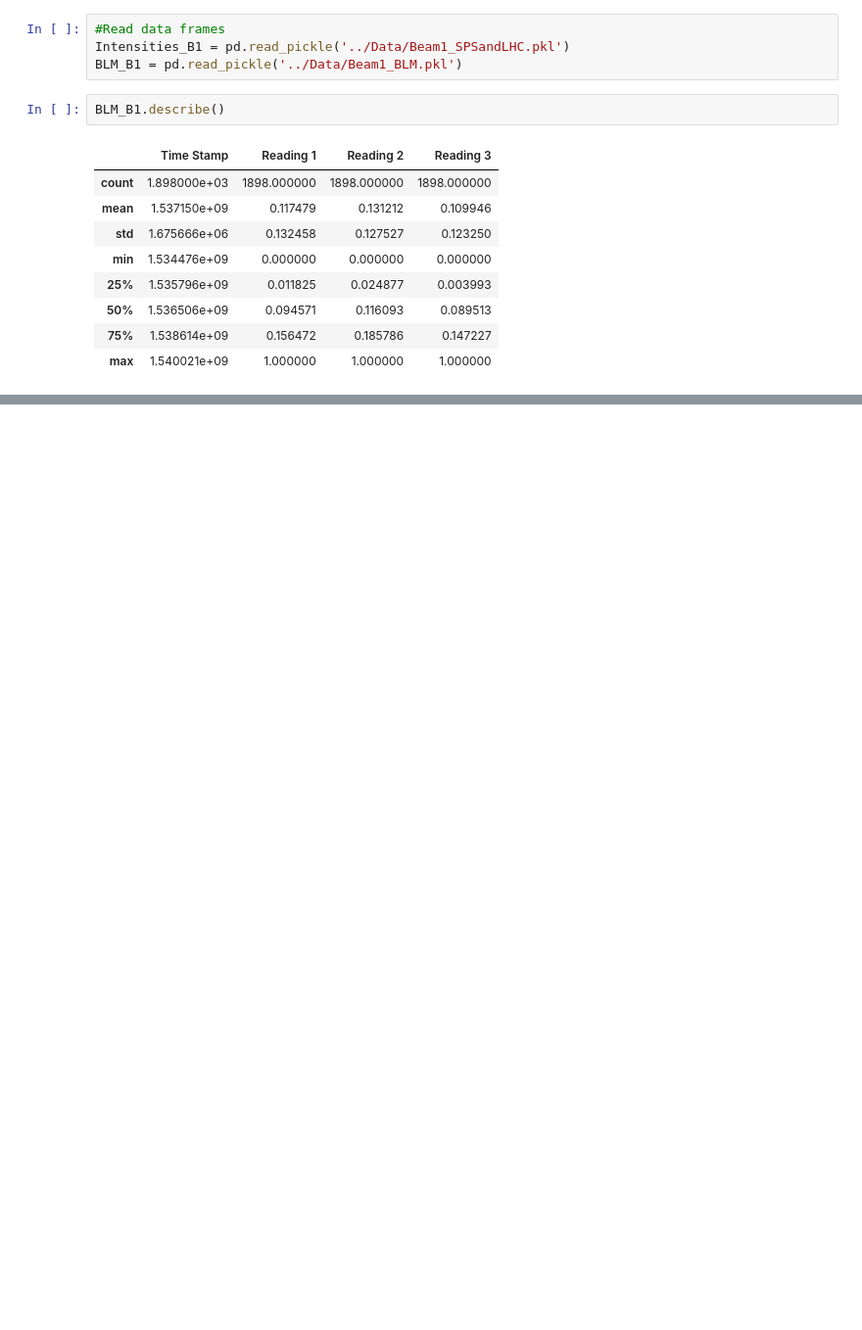
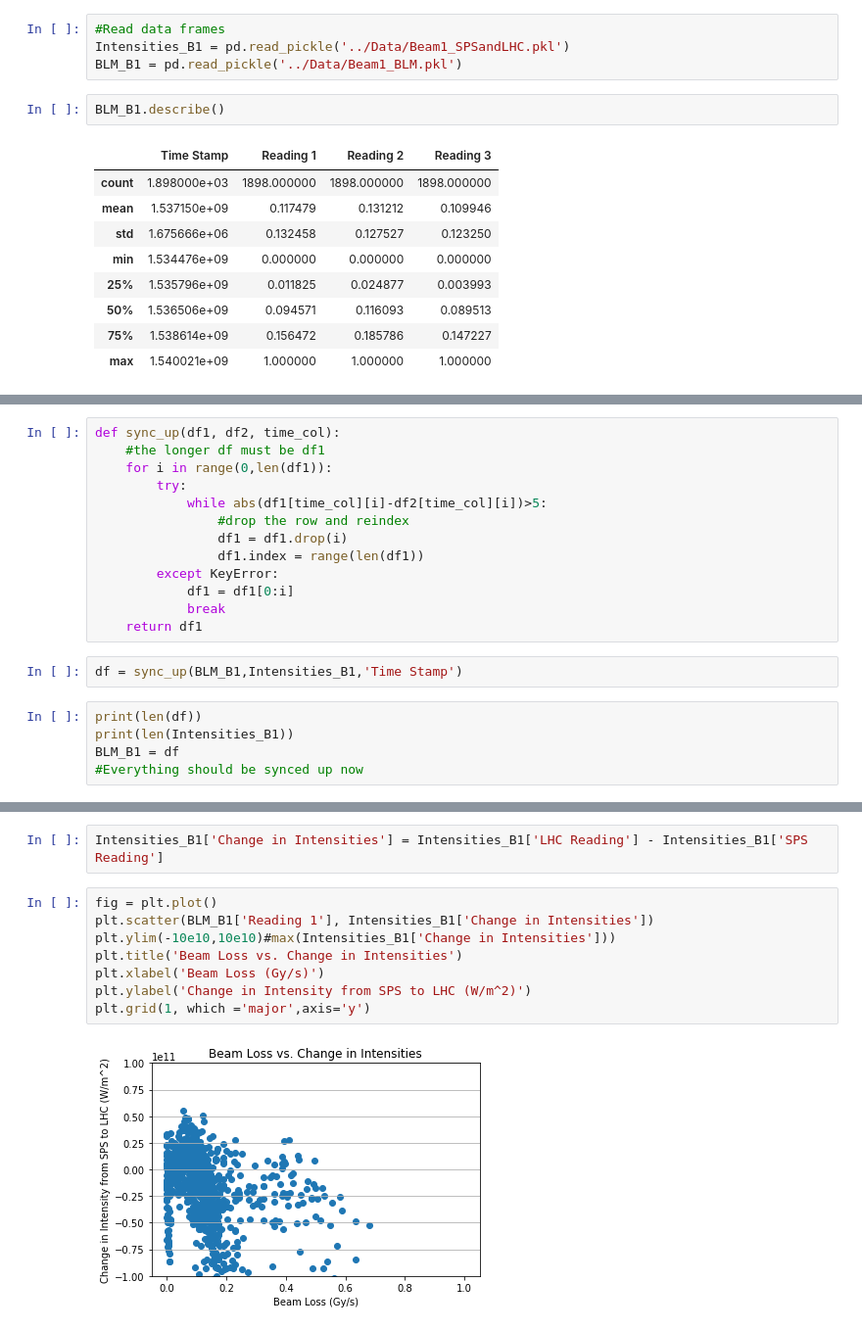
Before and after one commit to mfer0010/BscThesis, a Jupyter notebook: Jupyter Notebook Code/04_Analysing BLM and Intensities Data.ipynb, the cells around one changed output, grey strips where cells are left out. Shown: that part at 98% size. Drawn from its saved outputs; the diff is of its cells as text; blank space fills up the shorter version.

Commit message:
Analysed BLM vs Change in Intensity Data

```diff
--- a/Jupyter Notebook Code/04_Analysing BLM and Intensities Data.ipynb
+++ b/Jupyter Notebook Code/04_Analysing BLM and Intensities Data.ipynb
@@ -35,0 +59,20 @@ Intensities_B1.describe()
+# %%
+def sync_up(df1, df2, time_col):
+    #the longer df must be df1
+    for i in range(0,len(df1)):
+        try:
+            while abs(df1[time_col][i]-df2[time_col][i])>5:
+                #drop the row and reindex
+                df1 = df1.drop(i)
+                df1.index = range(len(df1))
+        except KeyError:
+            df1 = df1[0:i]
+            break
+    return df1
+# %%
+df = sync_up(BLM_B1,Intensities_B1,'Time Stamp')
+# %%
+print(len(df))
+print(len(Intensities_B1))
+BLM_B1 = df
+#Everything should be synced up now
@@ -35,0 +94,12 @@ Intensities_B1.describe()
+# %%
+Intensities_B1['Change in Intensities'] = Intensities_B1['LHC Reading'] - Intensities_B1['SPS Reading']
+# %%
+fig = plt.plot()
+plt.scatter(BLM_B1['Reading 1'], Intensities_B1['Change in Intensities'])
+plt.ylim(-10e10,10e10)#max(Intensities_B1['Change in Intensities']))
+plt.title('Beam Loss vs. Change in Intensities')
+plt.xlabel('Beam Loss (Gy/s)')
+plt.ylabel('Change in Intensity from SPS to LHC (W/m^2)')
+plt.grid(1, which ='major',axis='y')
+# %% [output]
+[figure, added]
```
Also changed, not shown: parts of 9 cells of this notebook, 4 other files.
